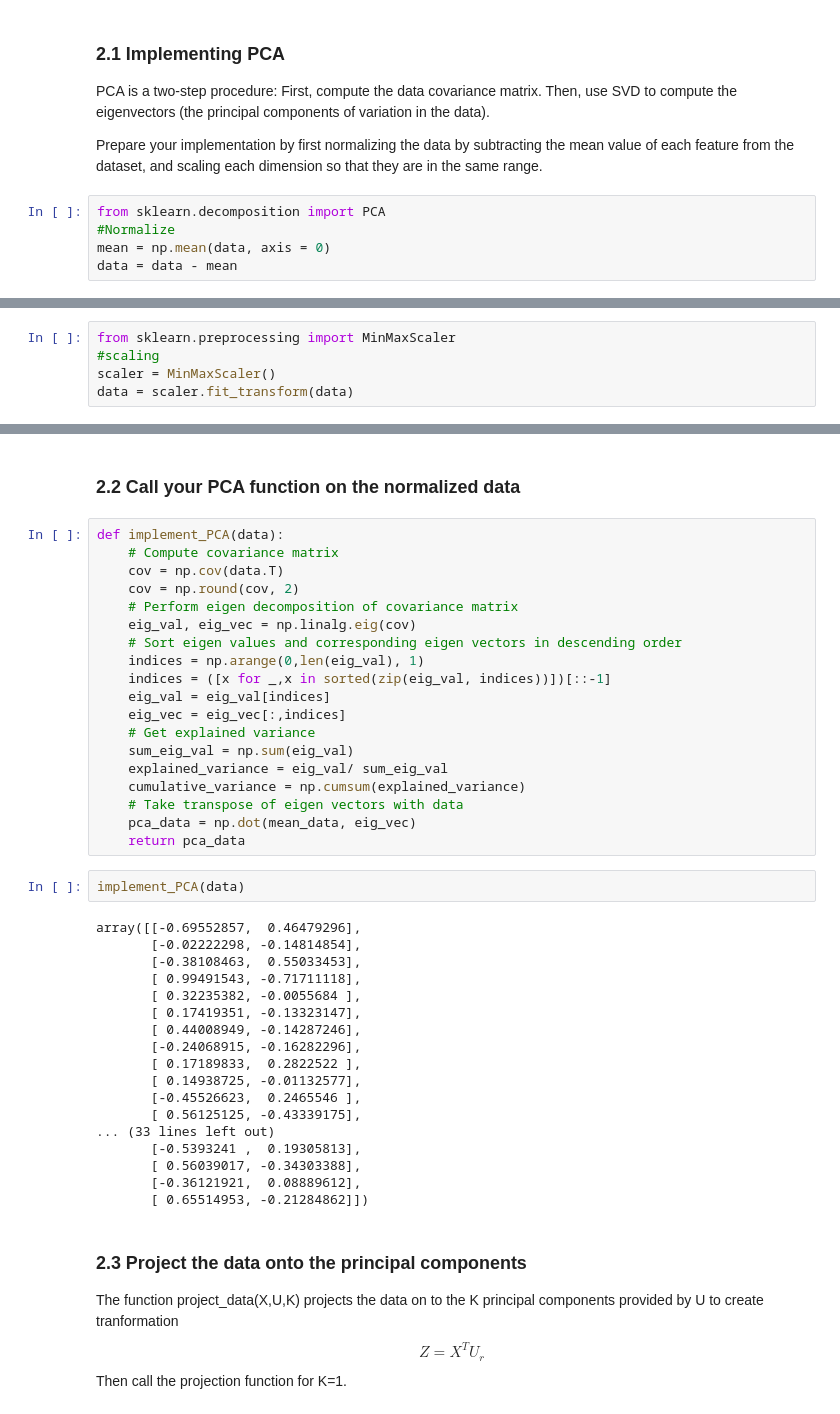
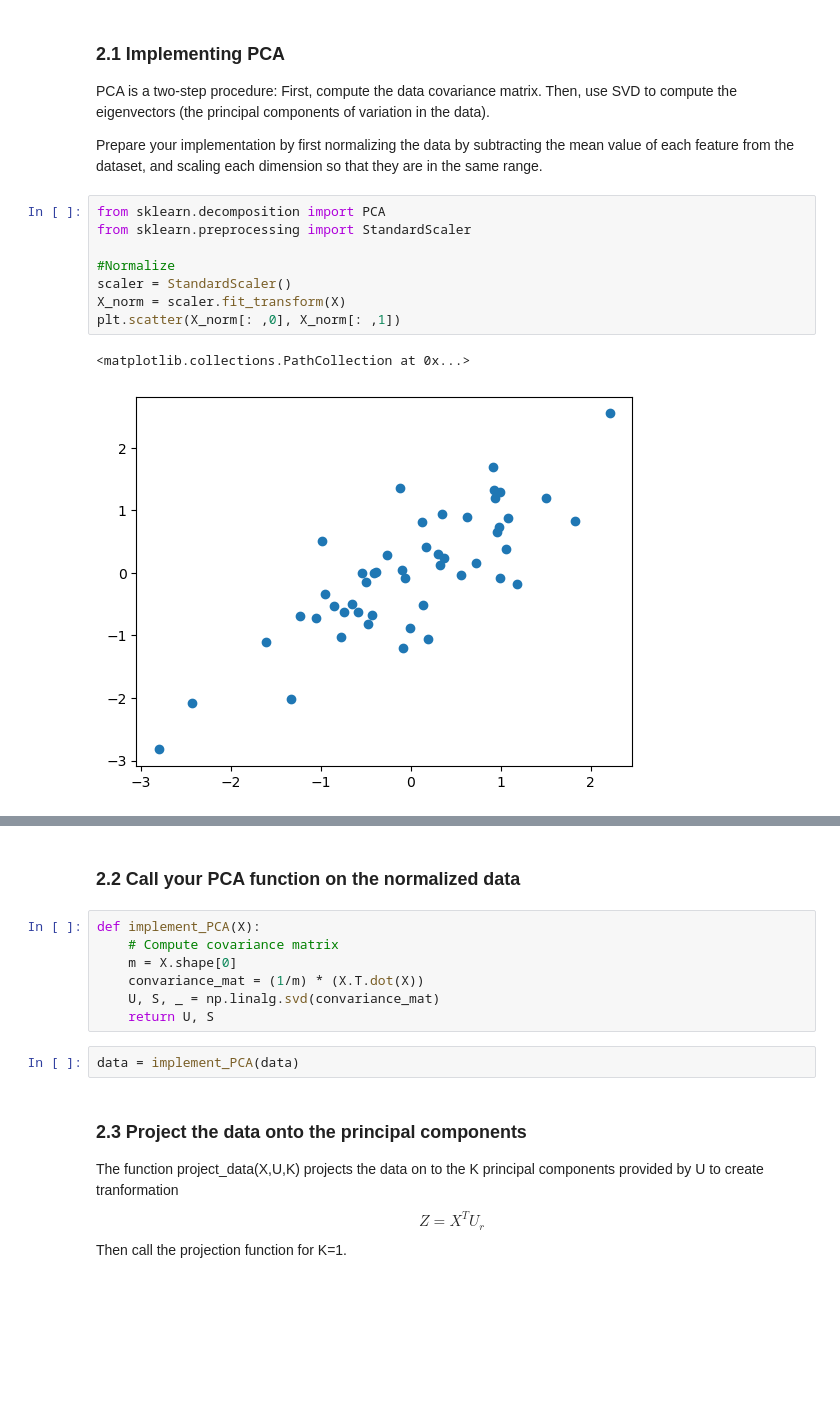
Before and after one commit to Oscilous/SDU-IML, a Jupyter notebook: 4. PCA and DBSCAN/Exercise_4.ipynb, the cells around one changed output, grey strips where cells are left out. Saved outputs shown, nothing was run; the diff lists cells and outputs as text; blank space fills up the shorter version.

```diff
--- a/4. PCA and DBSCAN/Exercise_4.ipynb
+++ b/4. PCA and DBSCAN/Exercise_4.ipynb
@@ -117,59 +132,30 @@ PCA is a two-step procedure: First, compute the data covariance matrix. Then, us
 Prepare your implementation by first normalizing the data by subtracting the mean value of each feature from the dataset, and scaling each dimension so that they are in the same range.
 # %%
 from sklearn.decomposition import PCA
+from sklearn.preprocessing import StandardScaler
+
 #Normalize
-mean = np.mean(data, axis = 0)
-data = data - mean
+scaler = StandardScaler()
+X_norm = scaler.fit_transform(X)
+plt.scatter(X_norm[: ,0], X_norm[: ,1])
+# %% [output]
+<matplotlib.collections.PathCollection at 0x...>
+[figure, added]
 # %% [markdown]
 ![image.png](attachment:image.png)
-# %%
-from sklearn.preprocessing import MinMaxScaler
-#scaling
-scaler = MinMaxScaler()
-data = scaler.fit_transform(data)
 # %% [markdown]
 ![image.png](attachment:image.png)
 # %% [markdown]
 ### 2.2 Call your PCA function on the normalized data
 # %%
-def implement_PCA(data):
+def implement_PCA(X):
     # Compute covariance matrix
-    cov = np.cov(data.T)
-    cov = np.round(cov, 2)
-    # Perform eigen decomposition of covariance matrix
-    eig_val, eig_vec = np.linalg.eig(cov)
-    # Sort eigen values and corresponding eigen vectors in descending order
-    indices = np.arange(0,len(eig_val), 1)
-    indices = ([x for _,x in sorted(zip(eig_val, indices))])[::-1]
-    eig_val = eig_val[indices]
-    eig_vec = eig_vec[:,indices]
-    # Get explained variance
-    sum_eig_val = np.sum(eig_val)
-    explained_variance = eig_val/ sum_eig_val
-    cumulative_variance = np.cumsum(explained_variance)
-    # Take transpose of eigen vectors with data
-    pca_data = np.dot(mean_data, eig_vec)
-    return pca_data
+    m = X.shape[0]
+    convariance_mat = (1/m) * (X.T.dot(X))
+    U, S, _ = np.linalg.svd(convariance_mat)
+    return U, S
 # %%
-implement_PCA(data)
+data = implement_PCA(data)
-# %% [output]
-array([[-0.69552857,  0.46479296],
-       [-0.02222298, -0.14814854],
-       [-0.38108463,  0.55033453],
-       [ 0.99491543, -0.71711118],
-       [ 0.32235382, -0.0055684 ],
-       [ 0.17419351, -0.13323147],
-       [ 0.44008949, -0.14287246],
-       [-0.24068915, -0.16282296],
-       [ 0.17189833,  0.2822522 ],
-       [ 0.14938725, -0.01132577],
-       [-0.45526623,  0.2465546 ],
-       [ 0.56125125, -0.43339175],
-... (33 lines left out)
-       [-0.5393241 ,  0.19305813],
-       [ 0.56039017, -0.34303388],
-       [-0.36121921,  0.08889612],
-       [ 0.65514953, -0.21284862]])
 # %% [markdown]
 ### 2.3 Project the data onto the principal components
 The function project_data(X,U,K) projects the data on to the K principal components provided by U to create tranformation $$Z=X^TU_r$$
```
Also changed, not shown: parts of 8 cells of this notebook.
